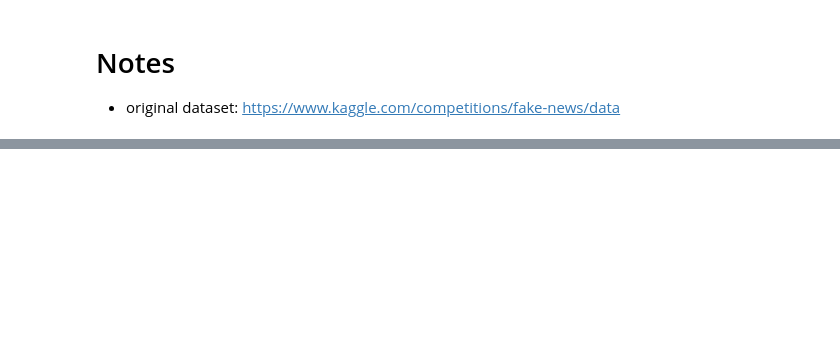
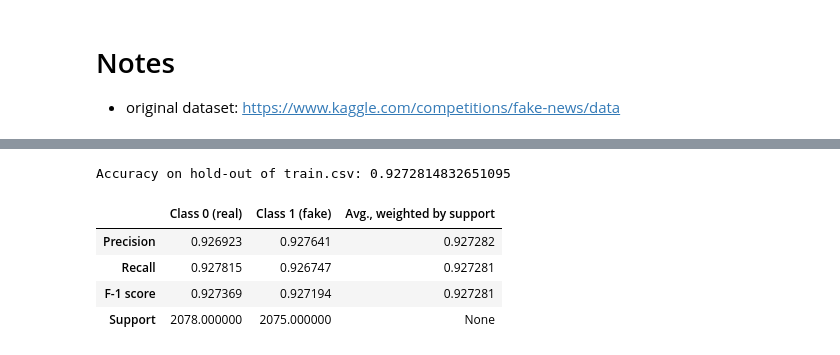
Before and after one commit to castillo-marc/fake_news, a Jupyter notebook: Fake News Notebook.ipynb, the cells around one changed output, grey strips where cells are left out. Drawn from its saved outputs; the diff is of its cells as text; code cells hidden in the pictures; blank space fills up the shorter version.

```diff
--- a/Fake News Notebook.ipynb
+++ b/Fake News Notebook.ipynb
@@ -75,0 +150,7 @@ Name: label, dtype: float64
+# %%
+from sklearn.model_selection import train_test_split, cross_val_score, GridSearchCV
+
+X = dim_reduced # should try both tfidf vector representation and a dimensionality reduced one
+y = train_clean.label
+
+X_train, X_test, y_train, y_test = train_test_split(X, y, test_size = .2, random_state=42, stratify=y)
@@ -75,0 +195,21 @@ Name: label, dtype: float64
+# %%
+from sklearn.metrics import precision_recall_fscore_support, accuracy_score
+
+y_pred = xgb_best.predict(X_test)
+
+print("Accuracy on hold-out of train.csv:", accuracy_score(y_test, y_pred))
+metrics = precision_recall_fscore_support(y_test, y_pred, labels=[0, 1], pos_label=1)
+metrics = pd.DataFrame(metrics)
+metrics.columns = ["Class 0 (real)", "Class 1 (fake)"]
+metrics.index = ["Precision", "Recall", "F-1 score", "Support"]
+
+metrics["Avg., weighted by support"] = precision_recall_fscore_support(y_test, y_pred, labels=[0, 1], pos_label=1, average="weighted")
+
+metrics.head()
+# %% [output]
+Accuracy on hold-out of train.csv: 0.9272814832651095
+|  | Class 0 (real) | Class 1 (fake) | Avg., weighted by support |
+| Precision | 0.926923 | 0.927641 | 0.927282 |
+| Recall | 0.927815 | 0.926747 | 0.927281 |
+| F-1 score | 0.927369 | 0.927194 | 0.927281 |
+| Support | 2078.000000 | 2075.000000 | None |
```
Also changed, not shown: parts of 42 cells of this notebook, 2 other files.
